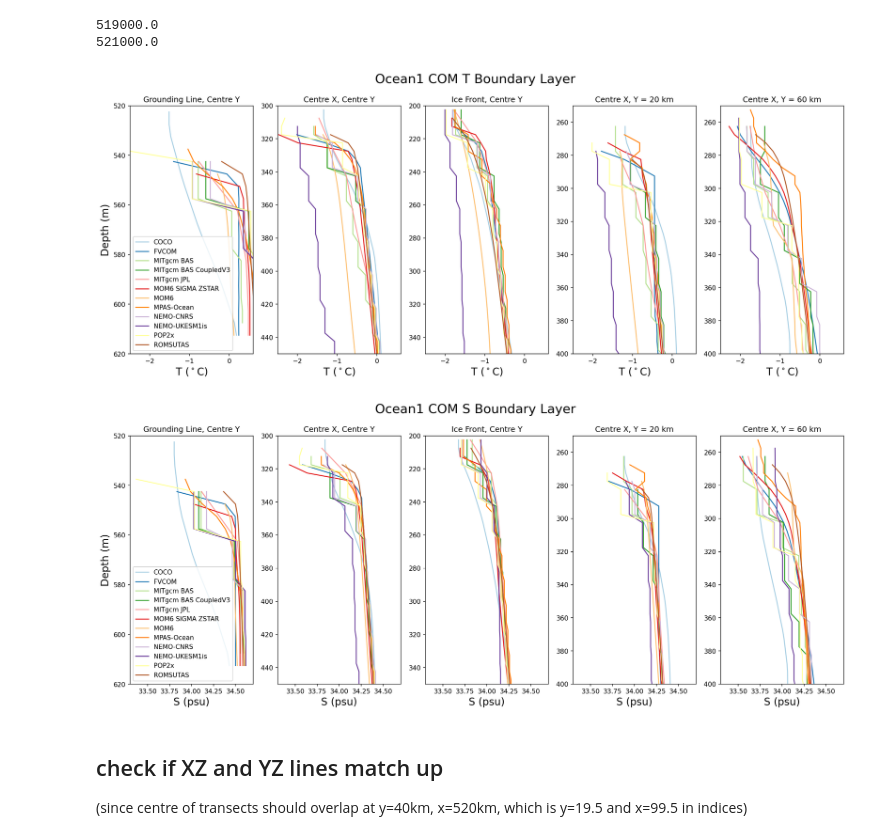
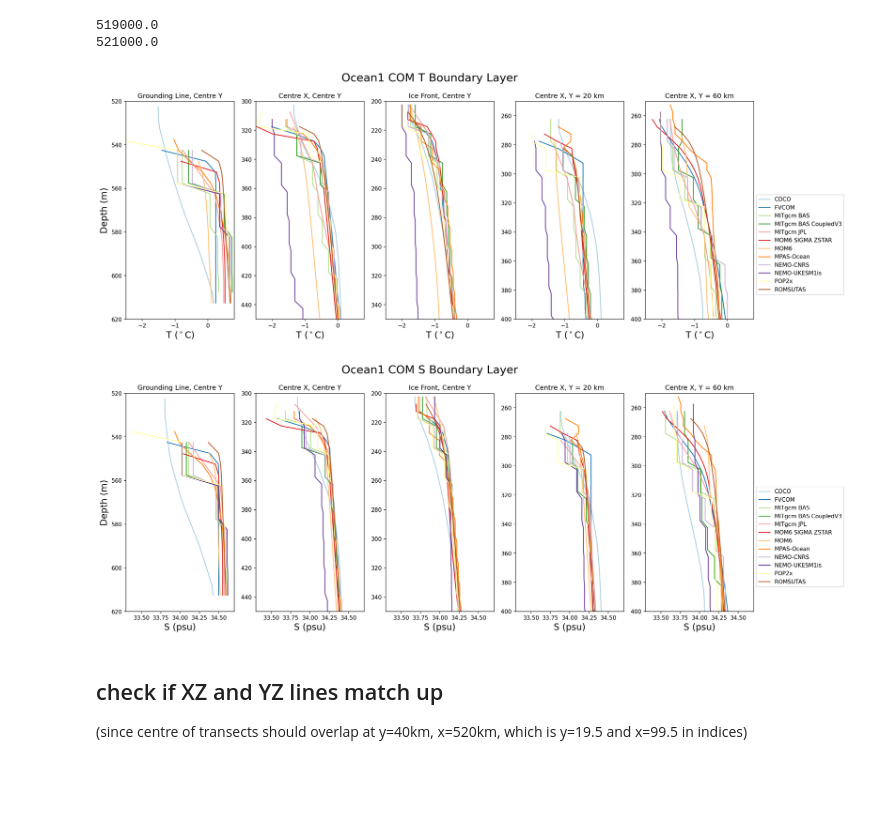
Before and after one commit to misomip/isomip-plus, a Jupyter notebook: notebooks/boundary-layer-TS-line-plots/ocean1/BL-TS-5points.ipynb, the cells around one changed output. Saved outputs shown, nothing was run; the diff lists cells and outputs as text; code cells hidden in the pictures; blank space fills up the shorter version.

Commit message:
Update location plots and move legends to the side

```diff
--- a/notebooks/boundary-layer-TS-line-plots/ocean1/BL-TS-5points.ipynb
+++ b/notebooks/boundary-layer-TS-line-plots/ocean1/BL-TS-5points.ipynb
@@ -37,22 +37,43 @@ Ocean2_TYP = np.loadtxt(baserepo+'notebooks/file-pointers/Ocean2-TYP.txt', dtype
 ## Define where we are taking the vertical profiles
 # %%
 Test_DS = xr.open_dataset(basedrive+Ocean1_COM[0], decode_times=False)
-Test_DS = Test_DS.set_coords(['x', 'y', 'time'])
+Test_DS = Test_DS.set_coords(['x', 'y', 'z', 'time'])
 nTime = Test_DS.sizes['nTime']
 T_XZ = Test_DS.temperatureXZ.isel(nTime=slice(nTime-12, nTime)).mean('nTime')
-T_XZ.where(T_XZ<1e36).plot(yincrease = False, cmap = cm.cm.thermal)
-plt.vlines(75,130,100,color = 'k')
-plt.vlines(100,55,85,color = 'k')
-plt.vlines(135,35,65,color = 'k')
+
+
+
+mesh = plt.pcolormesh(
+        1e-3 * Test_DS.x.values, Test_DS.z.values, T_XZ.where(T_XZ<1e36).values,
+        cmap=cm.cm.thermal)
+plt.colorbar(label = 'Temperature ($^\circ$C)')
+#T_XZ.where(T_XZ<1e36).plot(yincrease = False, cmap = cm.cm.thermal)
+plt.vlines(1e-3 * Test_DS.x.values[75],-620,-520,color = 'k')
+plt.vlines(1e-3 * Test_DS.x.values[100],-450,-300,color = 'k')
+plt.vlines(1e-3 * Test_DS.x.values[135],-350,-200,color = 'k')
+plt.xlabel('x (km)')
+plt.ylabel('Depth (m)')
 plt.show()
 
 T_YZ = Test_DS.temperatureYZ.isel(nTime=slice(nTime-12, nTime)).mean('nTime')
-T_YZ.where(T_YZ<1e36).plot(yincrease = False, cmap = cm.cm.thermal)
-plt.vlines([10,30],50,80,color = 'k')
+mesh = plt.pcolormesh(
+        1e-3 * Test_DS.y.values, Test_DS.z.values, T_YZ.where(T_YZ<1e36).values,
+        cmap=cm.cm.thermal)
+plt.colorbar(label = 'Temperature ($^\circ$C)')
+plt.vlines([1e-3 * Test_DS.y.values[10],1e-3 * Test_DS.y.values[30]],-400,-250,color = 'k')
+plt.xlabel('y (km)')
+plt.ylabel('Depth (m)')
 plt.show()
 
 TD_XY = Test_DS.thermalDriving.isel(nTime=slice(nTime-12, nTime)).mean('nTime')
-TD_XY.where(TD_XY<1e36).plot(cmap = cm.cm.thermal)
-plt.scatter([75,100,135],[20,20,20],color = 'w')
-plt.scatter([99.5,99.5],[10,30],color = 'w')
+mesh = plt.pcolormesh(
+        1e-3 * Test_DS.x.values, 1e-3 *Test_DS.y.values, TD_XY.where(TD_XY<1e36).values,
+        cmap=cm.cm.thermal)
+plt.colorbar(label = 'Thermal Driving ($^\circ$C)')
+plt.scatter([1e-3 * Test_DS.x.values[75],1e-3 * Test_DS.x.values[100],1e-3 * Test_DS.x.values[135]],
+            [1e-3 * Test_DS.y.values[20],1e-3 * Test_DS.y.values[20],1e-3 * Test_DS.y.values[20]],color = 'w')
+plt.scatter([1e-3 * Test_DS.x.values[99]+1,1e-3 * Test_DS.x.values[99]+1],
+            [1e-3 * Test_DS.y.values[10],1e-3 * Test_DS.y.values[30]],color = 'w')
+plt.ylabel('y (km)')
+plt.xlabel('x (km)')
 # %% [output]
@@ -113,36 +134,36 @@ axes[0].set_ylabel('Depth (m)', fontsize = 16)
 axes[0].set_xlabel('T ($^\circ$C)', fontsize = 16)
 axes[1].set_xlabel('T ($^\circ$C)', fontsize = 16)
 axes[2].set_xlabel('T ($^\circ$C)', fontsize = 16)
 axes[3].set_xlabel('T ($^\circ$C)', fontsize = 16)
 axes[4].set_xlabel('T ($^\circ$C)', fontsize = 16)
 
 axes[0].set_title('Grounding Line, Centre Y')
 axes[1].set_title('Centre X, Centre Y')
 axes[2].set_title('Ice Front, Centre Y')
 axes[3].set_title('Centre X, Y = 20 km')
 axes[4].set_title('Centre X, Y = 60 km')
 
-xlim = [-2.5, 0.6]
+xlim = [-2.5, 0.8]
 axes[0].set_xlim(xlim)
 axes[1].set_xlim(xlim)
 axes[2].set_xlim(xlim)
 axes[3].set_xlim(xlim)
 axes[4].set_xlim(xlim)
 
 axes[0].set_ylim(620,520)
 axes[1].set_ylim(450,300)
 axes[2].set_ylim(350,200)
 axes[3].set_ylim(400,250)
 axes[4].set_ylim(400,250)
 
 
-axes[0].legend()
+axes[4].legend(loc  = 'lower left', bbox_to_anchor = (1,0.1))
 
 fig.subplots_adjust(wspace = 0.2, hspace = 0.35)
 
 fig.suptitle('Ocean1 COM T Boundary Layer', fontsize=20);
 # %% [output]
-[figure, old version]
+[figure, new version]
 # %%
 expt = Ocean1_COM
 labels = []
@@ -209,13 +230,13 @@ axes[3].set_ylim(400,250)
 axes[4].set_ylim(400,250)
 
 
-axes[0].legend()
+axes[4].legend(loc  = 'lower left', bbox_to_anchor = (1,0.1))
 
 fig.subplots_adjust(wspace = 0.2, hspace = 0.35)
 
 fig.suptitle('Ocean1 COM S Boundary Layer', fontsize=20);
 # %% [output]
-[figure, old version]
+[figure, new version]
 # %% [markdown]
 ## check if XZ and YZ lines match up
 (since centre of transects should overlap at y=40km, x=520km, which is y=19.5 and x=99.5 in indices)
```
Also changed, not shown: parts of 1 cell of this notebook, 1 other file.
